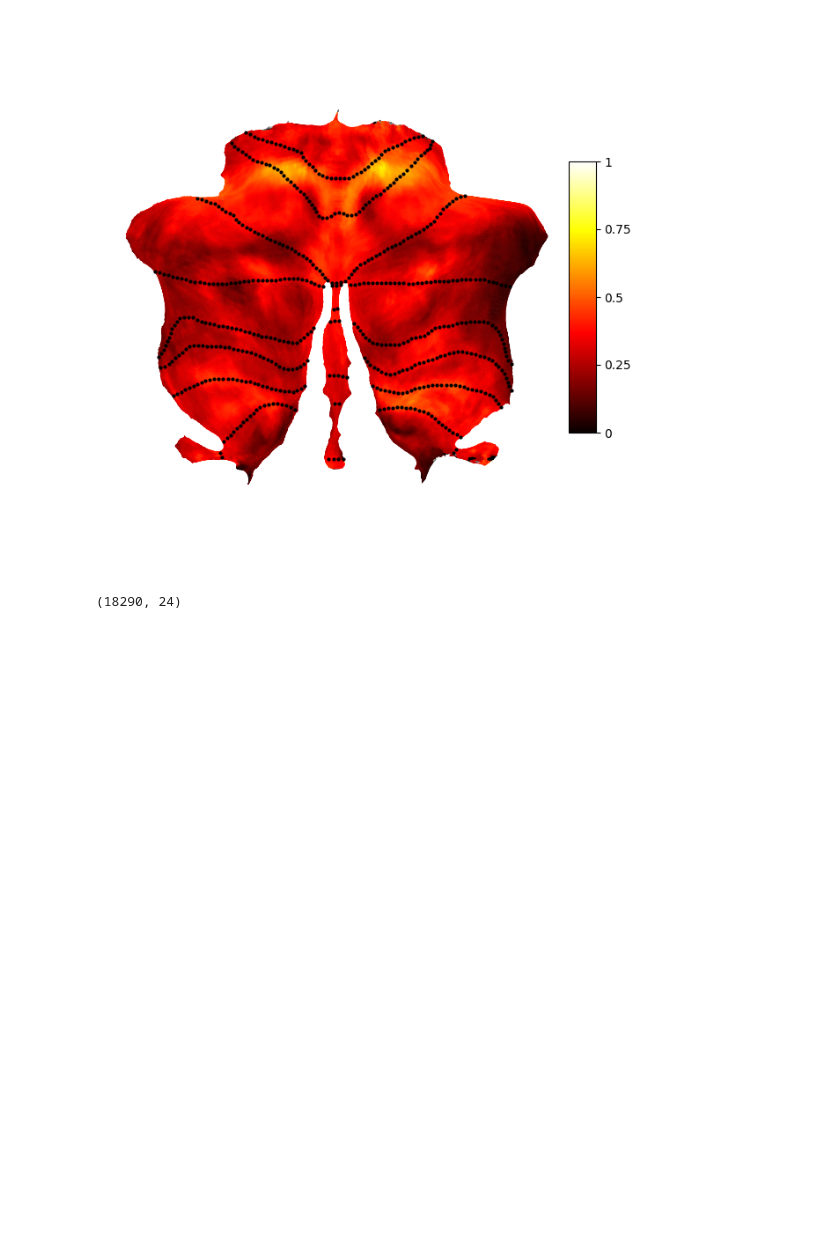
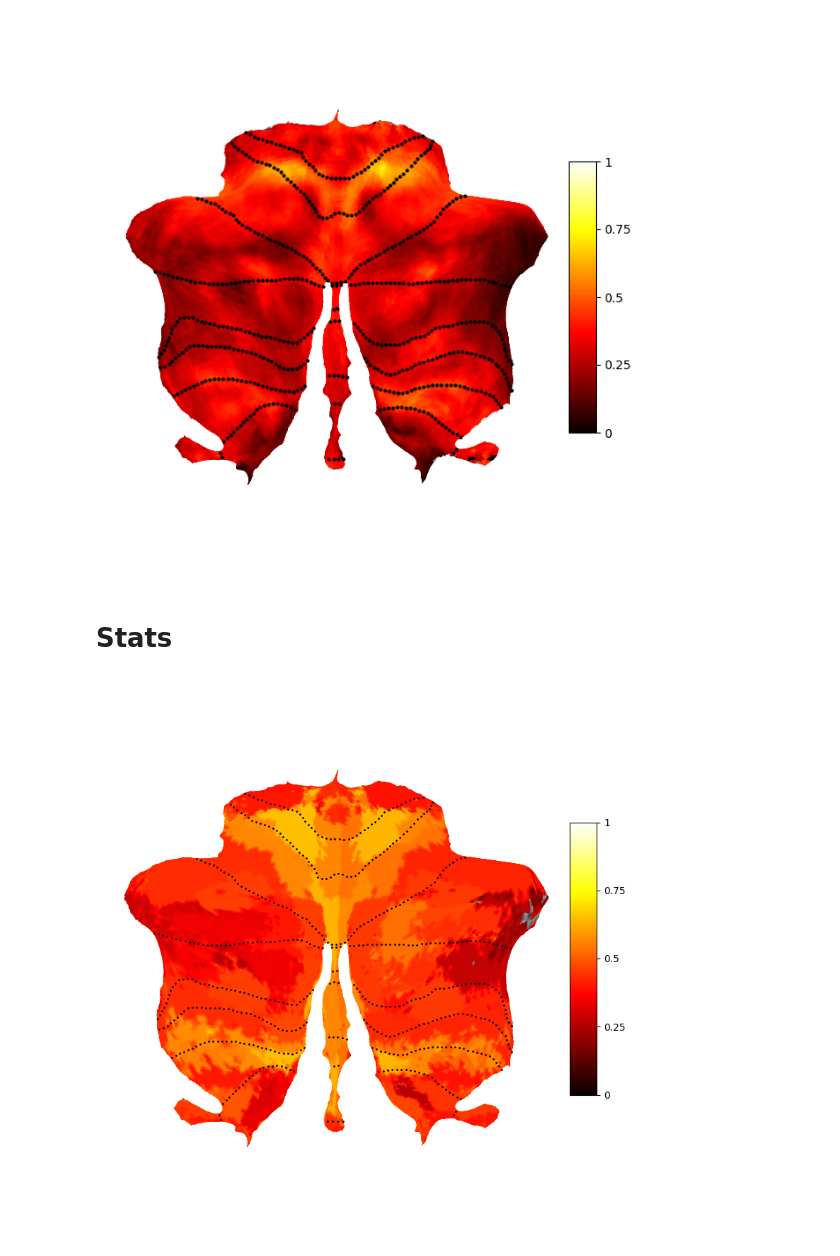
Before and after one commit to DiedrichsenLab/ProbabilisticParcellation, a Jupyter notebook: notebooks/atlas_paper/individual_variability.ipynb, the cells around one changed output. Cells and saved outputs as stored; diff of their text form; code cells hidden in the pictures; blank space fills up the shorter version.

```diff
--- a/notebooks/atlas_paper/individual_variability.ipynb
+++ b/notebooks/atlas_paper/individual_variability.ipynb
@@ -133,7 +134,43 @@ filename = f"var_all_norm"
 plt.savefig(f"{figure_path}/individual_variability/{filename}.png", dpi=300, bbox_inches="tight")
 # %% [output]
 [figure]
-# %%
-Corr_norm_subj[0].shape
-# %% [output]
-(18290, 24)
+# %% [markdown]
+# Stats
+# %%
+
+mname = 'Models_03/NettekovenSym68_space-MNISymC2'
+fileparts = mname.split('/')
+split_mn = fileparts[-1].split('_')
+info, model = ut.load_batch_best(mname)
+
+# Get winner take-all
+Prob = np.array(model.marginal_prob())
+parcel = Prob.argmax(axis=0) + 1
+# %%
+# Map the variability to the parcels
+Nifti = suit_atlas.data_to_nifti(parcel.astype(float))
+surf_parcel = suit.flatmap.vol_to_surf(Nifti, stats='mode',
+                                       space='MNISymC', ignore_zeros=True)
+surf_parcel = np.nan_to_num(surf_parcel, copy=False).astype(int)
+# %%
+Nifti = suit_atlas.data_to_nifti(Corr_norm[0])
+surf_data = suit.flatmap.vol_to_surf(Nifti, stats="nanmean", space="MNISymC")
+corr_map = np.zeros(surf_parcel.shape) * np.nan
+for p in np.arange(0,surf_parcel.max()):
+    mask = (surf_parcel == p).squeeze()
+    corr_map[mask] = np.nanmean(surf_data[mask])
+
+
+# Plot the symmetry map
+plt.figure(figsize=(10, 10))
+suit.flatmap.plot(corr_map,
+                    render='matplotlib',
+                    overlay_type='func',
+                    new_figure=False,
+                    colorbar=True,
+                    cscale=cscale,
+                    cmap='hot')
+plt.savefig(figure_path + '/individual_variability/var_parcel_norm_68-mdtb.png',
+            dpi=300, bbox_inches='tight')
+# %% [output]
+[figure, added]
```
Also changed, not shown: parts of 2 cells of this notebook.
